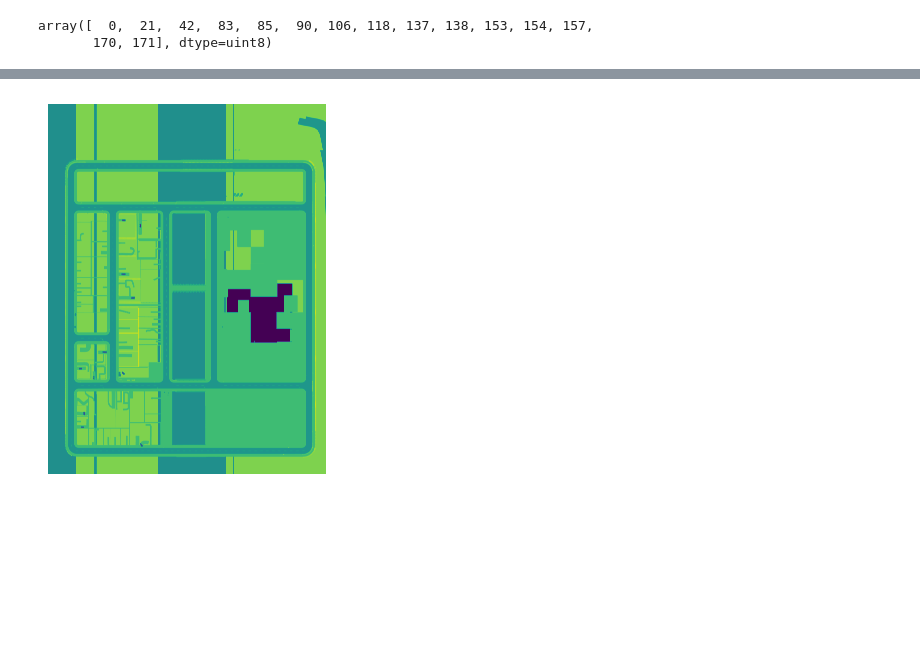
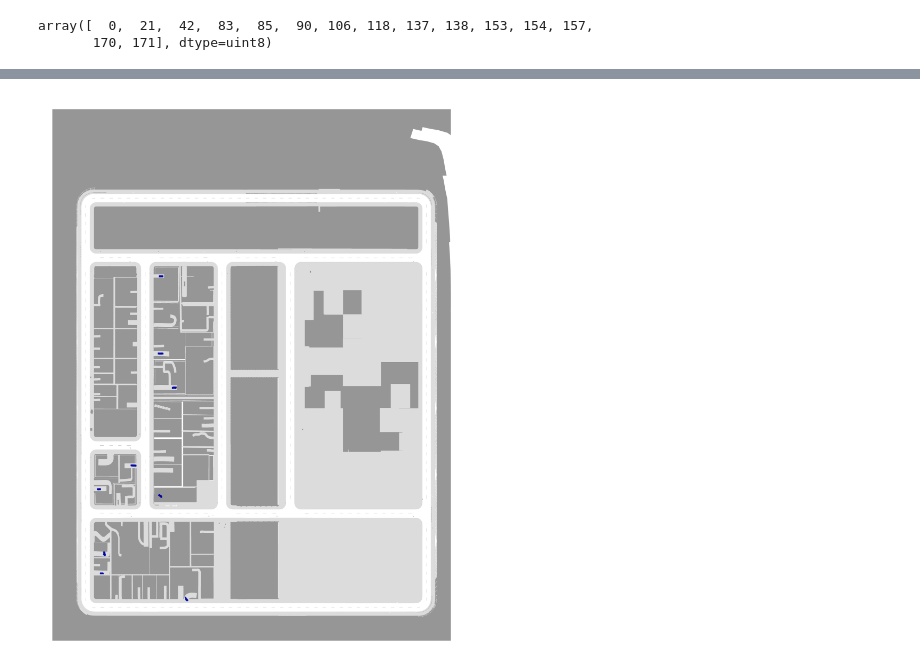
Before and after one commit to danielmtzbarba/CarlaClient, a Jupyter notebook: scripts/create-topview-map.ipynb, the cells around one changed output, grey strips where cells are left out. Cells and saved outputs as stored; diff of their text form; code cells hidden in the pictures; blank space fills up the shorter version.

```diff
--- a/scripts/create-topview-map.ipynb
+++ b/scripts/create-topview-map.ipynb
@@ -110,7 +113,7 @@ for offx in [0.0, 128.0, 256.0, 384.0]:
     for offy in [0.0, 128.0, 256.0]:
         locs = [carla.Location(x=coord[0]+offx, y=coord[1]+offy, z=z) for coord in coords]
         imgs = get_mosaic(locs, save_dir)
-        mosaics.append(concat_mosaic(imgs, f"{int(offx)}, {int(offy)}.jpg"))
+        mosaics.append(concat_mosaic(imgs, f"maps/{map}/mosaics/{int(offx)}, {int(offy)}.jpg"))
 
     mopsychos.append(np.concatenate([np.array(im) for im in mosaics], axis=1))
 
@@ -158,0 +193,23 @@ np.unique(map, return_counts=True)
+# %%
+plt.rcParams['figure.dpi'] = 600
+plt.rcParams['savefig.dpi'] = 60
+# %%
+def bevAsRGB(bev_img, n_classes, cmap):
+
+    bev_rgb = np.stack((bev_img,)*3, axis=-1)
+
+    for cl in range(n_classes):
+        bev_rgb[bev_img == cl, :] = cmap[cl]
+
+    return bev_rgb
+
+bev_class2color = {
+    0:  (150, 150, 150), # Non-Free
+    1:  (255, 255, 255), # Free space
+    2:  (220, 220, 220),  # Sidewalk
+    3:  (  0,   7, 165),      # Vehicles
+    4:  (200,  35,   0),      # Pedestrians
+    5:  (255, 209, 103),    # RoadLines
+}
+
+bevrgb = bevAsRGB(map, n_classes=5, cmap=bev_class2color)
@@ -159,7 +219,7 @@ np.unique(map, return_counts=True)
 # %%
-plt.imshow(map)
+plt.imshow(bevrgb)
 plt.grid(False)
 plt.axis('off')
 plt.show()
 # %% [output]
-[figure, old version]
+[figure, new version]
```
Also changed, not shown: parts of 5 cells of this notebook, 17 other files.
